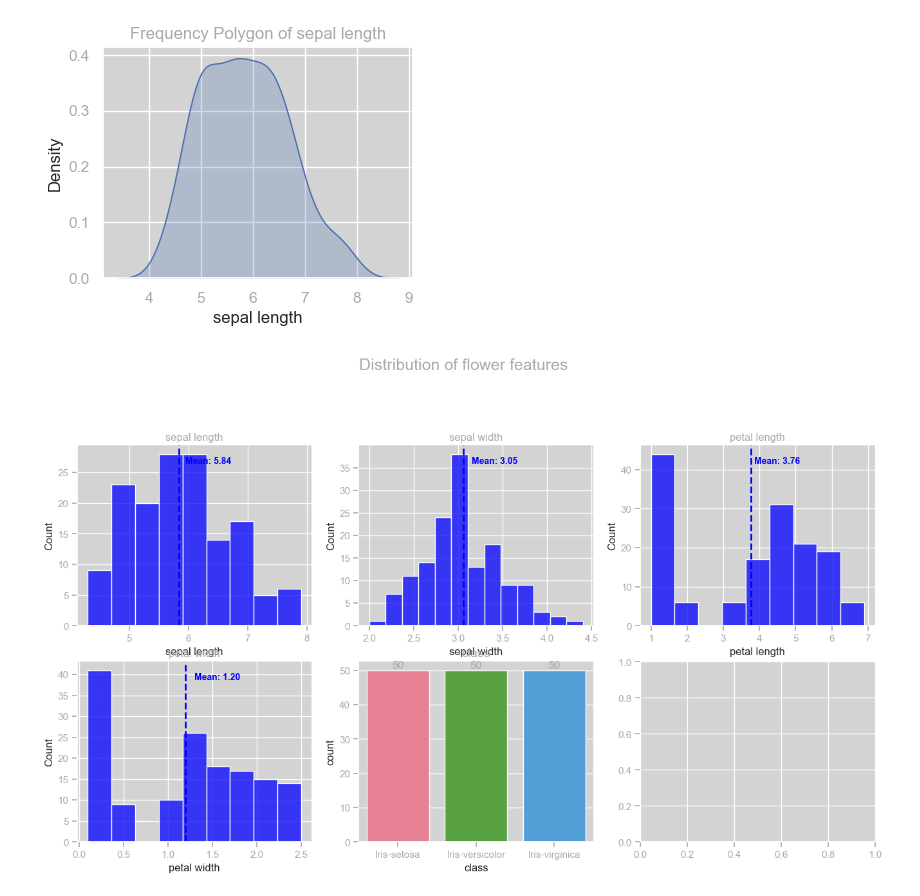
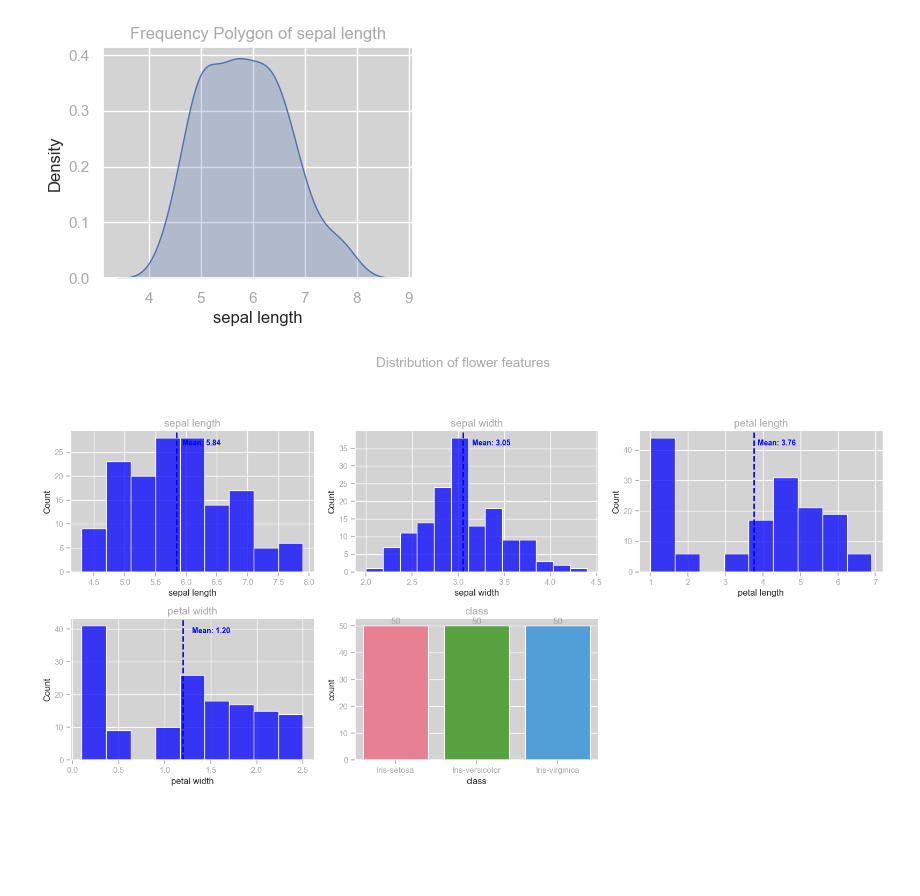
Before and after one commit to buildforfun/my_projects, a Jupyter notebook: statistics/statistics_fundamentals.ipynb, the cells around one changed output. Drawn from its saved outputs; the diff is of its cells as text; code cells hidden in the pictures; blank space fills up the shorter version.

Commit message:
additional plots and test analysis

```diff
--- a/statistics/statistics_fundamentals.ipynb
+++ b/statistics/statistics_fundamentals.ipynb
@@ -200,36 +200,47 @@ plt.show()
 # %%
 # sub plots
 from pandas.api.types import is_numeric_dtype
 
 fig, axes = plt.subplots(nrows=2, ncols=3, figsize=(16, 8))
 axes = axes.flatten()
 
 # Remove the top and right spines and ticks.
 for ax in axes:
     ax.spines['top'].set_visible(False)
     ax.spines['right'].set_visible(False)
     ax.get_xaxis().tick_bottom()
     ax.get_yaxis().tick_left()
 
+# Setting the figure title dynamically
+fig.suptitle('Distribution of flower features', fontsize=18, y=1.02)
+
 for i, col in enumerate(data.columns):
     ax = axes[i]
-    fig.suptitle('Distribution of flower features', fontsize=18, y=1.05)
+
+    # Plot numeric data
     if is_numeric_dtype(data[col]):
         sns.histplot(data=data, x=col, ax=ax, color='blue')
-        ax.set_title(col, fontsize=14)  # Increase font size for titles
-        ax.set_xlabel(col, fontsize=12)  # Add x-axis label
-        ax.set_title(col)
-        mean = data[str(col)].mean()
+        mean = data[col].mean()
         ax.axvline(x=mean, color='blue', linestyle='--', linewidth=2)
-        ax.text(mean + 0.1, ax.get_ylim()[1] * 0.9, f'Mean: {mean:.2f}', fontsize=10, fontweight='bold', color='blue')
-    elif not is_numeric_dtype(data[col]):
+        ax.text(mean + 0.1, ax.get_ylim()[1] * 0.9, f'Mean: {mean:.2f}',
+                fontsize=10, fontweight='bold', color='blue')
+
+    # Plot categorical data
+    else:
         palette = sns.color_palette("husl", n_colors=len(data[col].unique()))
         sns.countplot(data=data, x=col, ax=ax, palette=palette)
-        ax.set_title(col, fontsize=14)
-        ax.set_xlabel(col, fontsize=12)
         for container in ax.containers:
             ax.bar_label(container, fmt='%.0f')
 
+    # Common title and labels
+    ax.set_title(col, fontsize=14)
+    ax.set_xlabel(col, fontsize=12)
+
+# Hide unused subplots
+for j in range(i + 1, len(axes)):
+    fig.delaxes(axes[j])
+
+plt.tight_layout(rect=[0, 0, 1, 0.95])
 plt.show()
 # %% [output]
-[figure, old version]
+[figure, new version]
```
Also changed, not shown: parts of 2 cells of this notebook.
